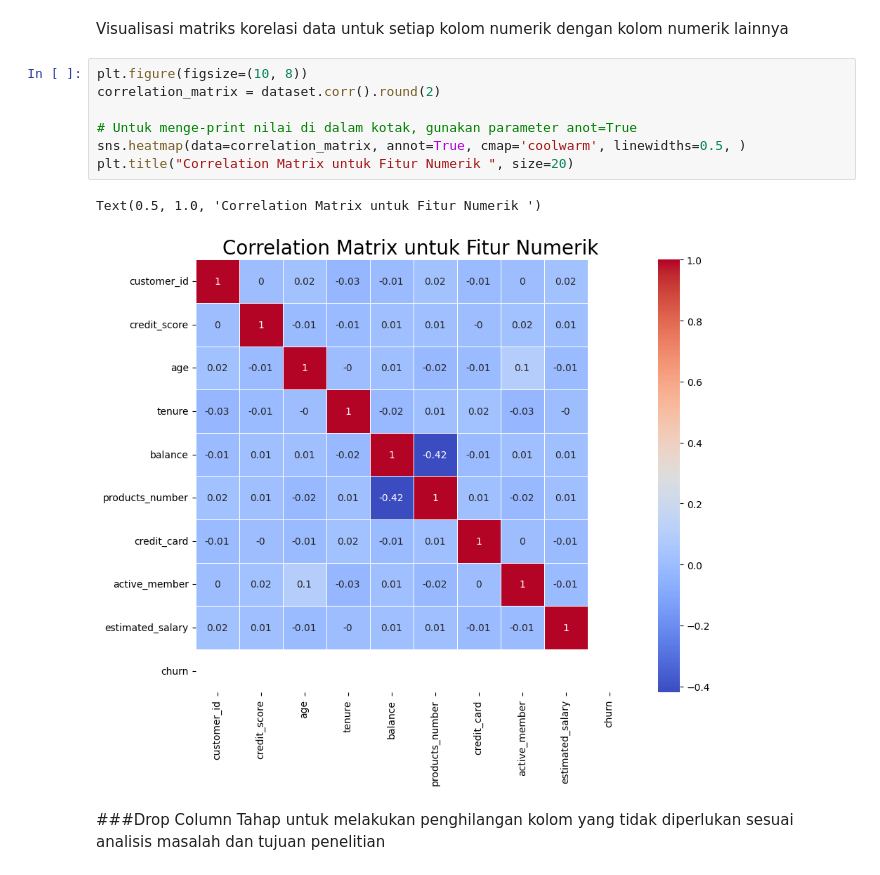
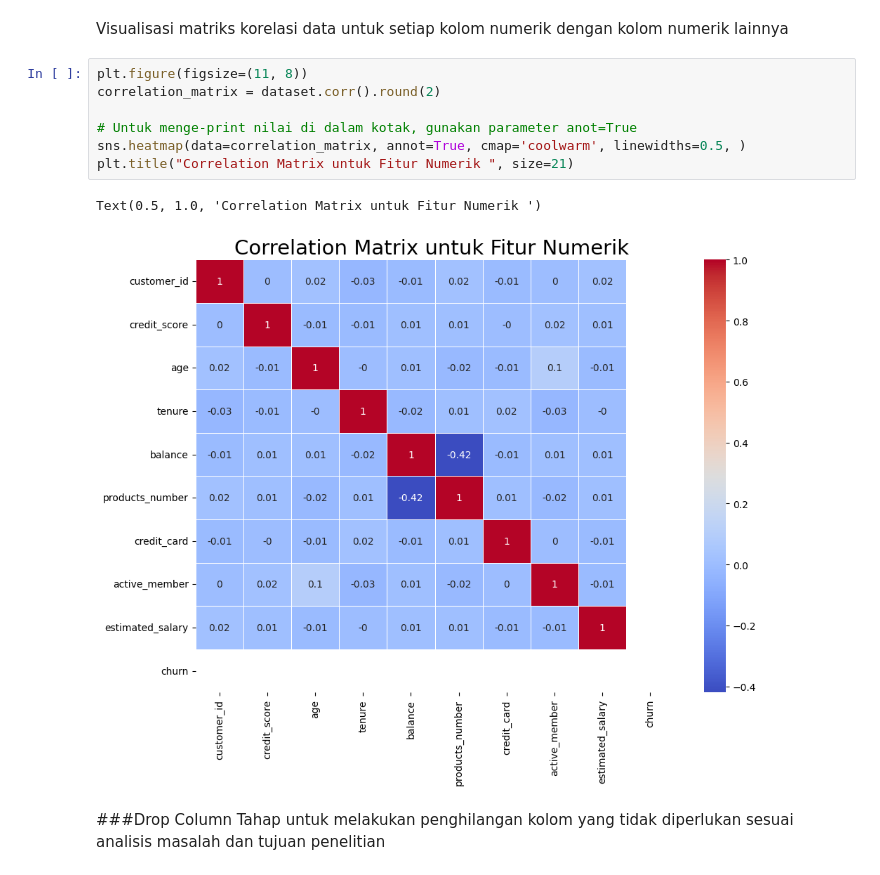
Before and after one commit to ozaenzenzen/fam_python_predictive_analytics_test, a Jupyter notebook: test_fam_predictive_analytics_dcd.ipynb, the cells around one changed output. Saved outputs shown, nothing was run; the diff lists cells and outputs as text.

```diff
--- a/test_fam_predictive_analytics_dcd.ipynb
+++ b/test_fam_predictive_analytics_dcd.ipynb
@@ -337,15 +337,15 @@ sns.pairplot(dataset, diag_kind = 'kde')
 # %% [markdown]
 Visualisasi matriks korelasi data untuk setiap kolom numerik dengan kolom numerik lainnya
 # %%
-plt.figure(figsize=(10, 8))
+plt.figure(figsize=(11, 8))
 correlation_matrix = dataset.corr().round(2)
 
 # Untuk menge-print nilai di dalam kotak, gunakan parameter anot=True
 sns.heatmap(data=correlation_matrix, annot=True, cmap='coolwarm', linewidths=0.5, )
-plt.title("Correlation Matrix untuk Fitur Numerik ", size=20)
+plt.title("Correlation Matrix untuk Fitur Numerik ", size=21)
 # %% [output]
 Text(0.5, 1.0, 'Correlation Matrix untuk Fitur Numerik ')
-[figure, old version]
+[figure, new version]
 # %% [markdown]
 ###Drop Column
 Tahap untuk melakukan penghilangan kolom yang tidak diperlukan sesuai analisis masalah dan tujuan penelitian
```
Also changed, not shown: parts of 14 cells of this notebook.
